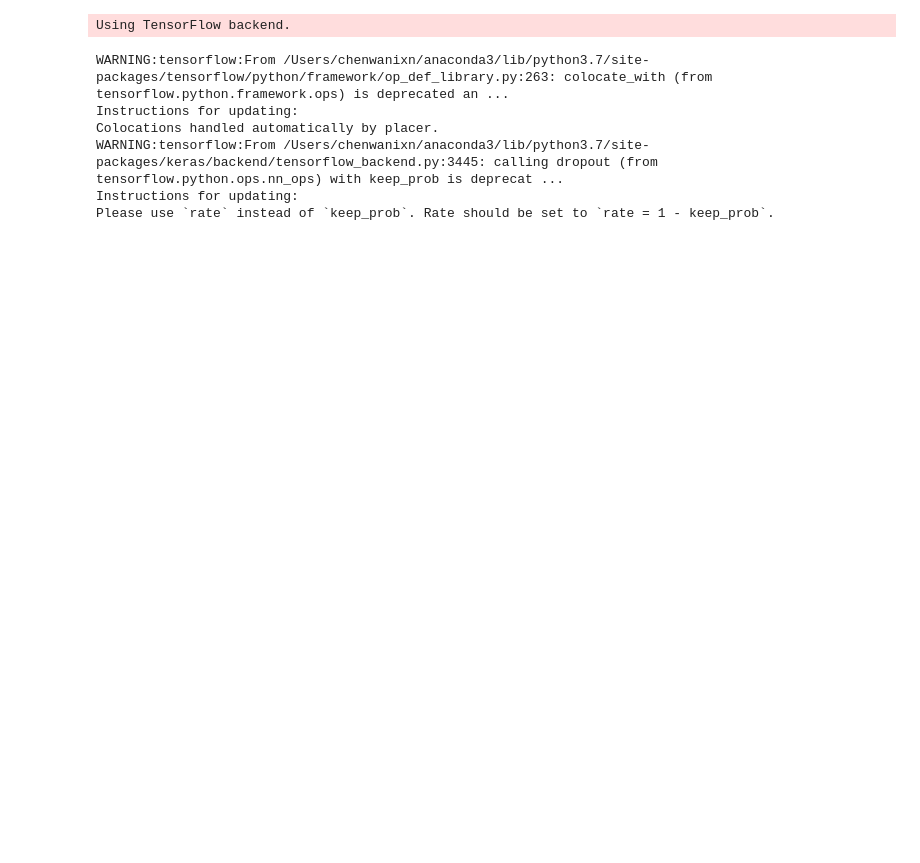
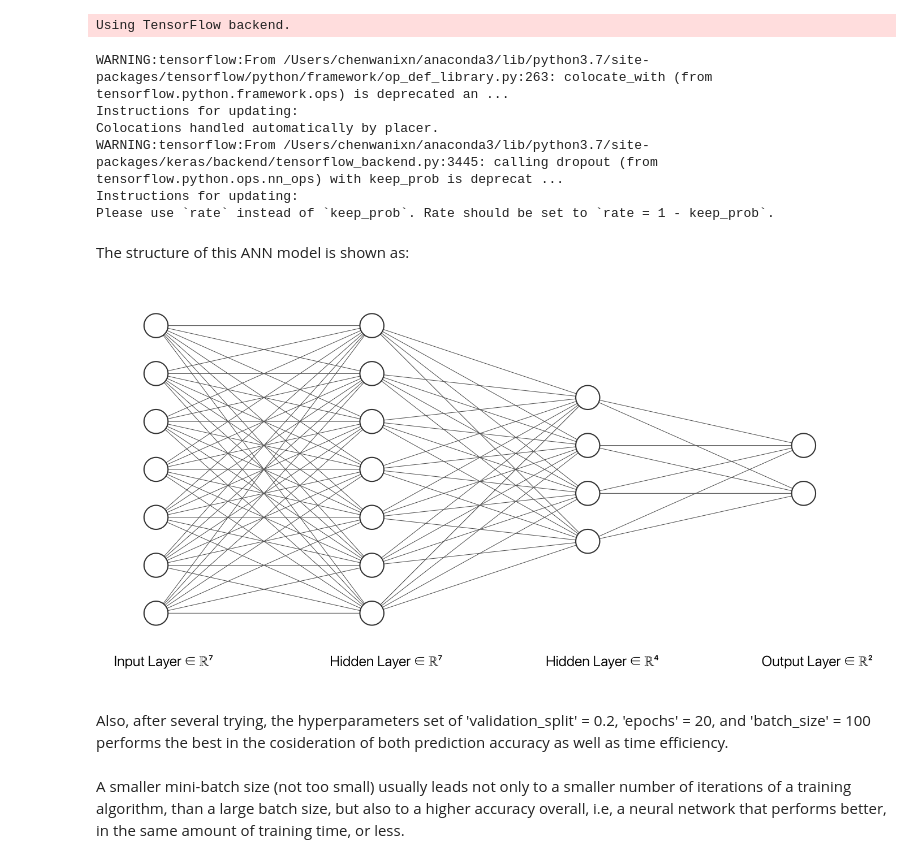
Before and after one commit to WanxinChen/INFO6105_FinalProject, a Jupyter notebook: Portfolio.ipynb, the cells around one changed output. Cells and saved outputs as stored; diff of their text form; code cells hidden in the pictures; blank space fills up the shorter version.

```diff
--- a/Portfolio.ipynb
+++ b/Portfolio.ipynb
@@ -461,6 +523,16 @@ Colocations handled automatically by placer.
 WARNING:tensorflow:From /Users/chenwanixn/anaconda3/lib/python3.7/site-packages/keras/backend/tensorflow_backend.py:3445: calling dropout (from tensorflow.python.ops.nn_ops) with keep_prob is deprecat ...
 Instructions for updating:
 Please use `rate` instead of `keep_prob`. Rate should be set to `rate = 1 - keep_prob`.
+# %% [markdown]
+The structure of this ANN model is shown as:
+# %%
+Image(filename='Structure.png')
+# %% [output]
+[figure, added]
+# %% [markdown]
+Also, after several trying, the hyperparameters set of 'validation_split' = 0.2, 'epochs' = 20, and 'batch_size' = 100 performs the best in the cosideration of both prediction accuracy as well as time efficiency.
+# %% [markdown]
+A smaller mini-batch size (not too small) usually leads not only to a smaller number of iterations of a training algorithm, than a large batch size, but also to a higher accuracy overall, i.e, a neural network that performs better, in the same amount of training time, or less.
 # %%
 history = model.fit(train_x_a, train_y_a, validation_split=0.2, epochs=20, batch_size=100, verbose=1)
 # List all data in history
```
Also changed, not shown: parts of 44 cells of this notebook, 3 other files.
